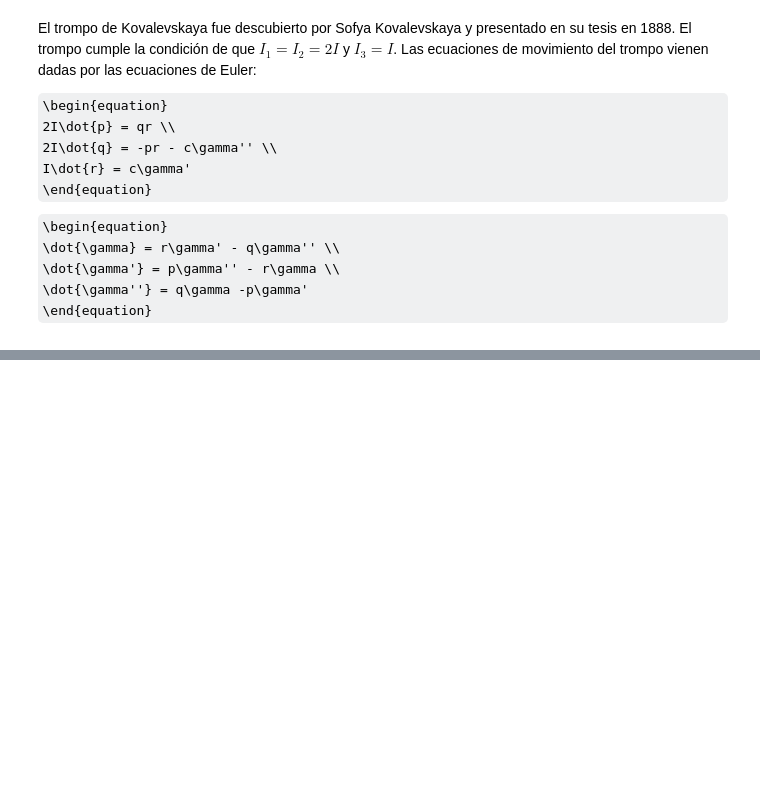
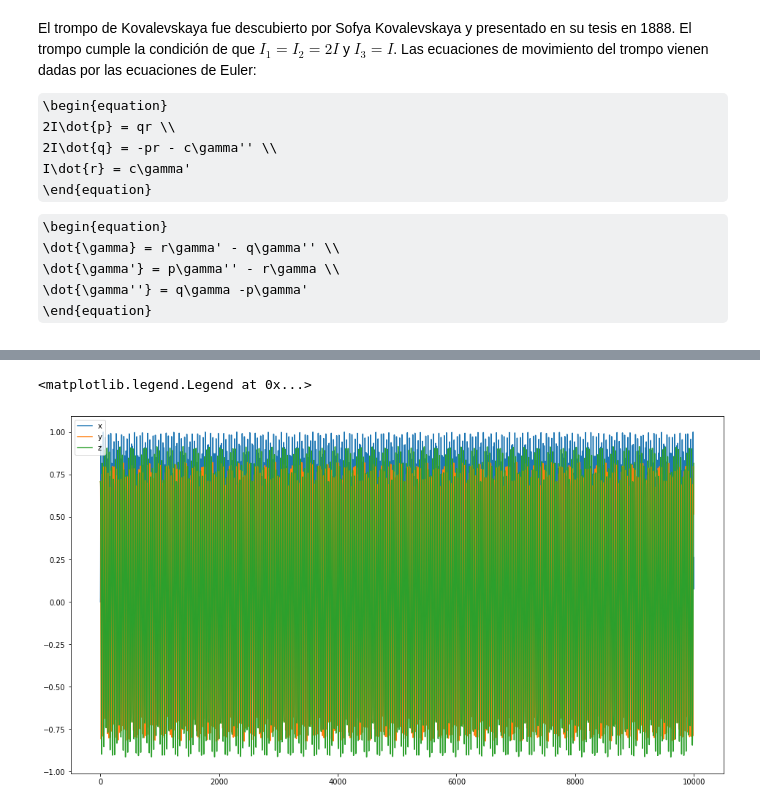
Before and after one commit to KaboomPhysicist/Mecanica-Workshop, a Jupyter notebook: Tarea 2/Tarea_2_Mecánica_Teórica_2.ipynb, the cells around one changed output, grey strips where cells are left out. Cells and saved outputs as stored; diff of their text form; code cells hidden in the pictures; some formulas as TeX source; blank space fills up the shorter version.

```diff
--- a/Tarea 2/Tarea_2_Mecánica_Teórica_2.ipynb
+++ b/Tarea 2/Tarea_2_Mecánica_Teórica_2.ipynb
@@ -69,0 +108,10 @@ plt.plot(sol[:,5])
+# %%
+plt.figure(figsize=(16,9))
+plt.plot(X,label="x")
+plt.plot(Y,label="y")
+plt.plot(Z,label="z")
+
+plt.legend()
+# %% [output]
+<matplotlib.legend.Legend at 0x...>
+[figure, added]
```
Also changed, not shown: parts of 5 cells of this notebook, 4 other files.
